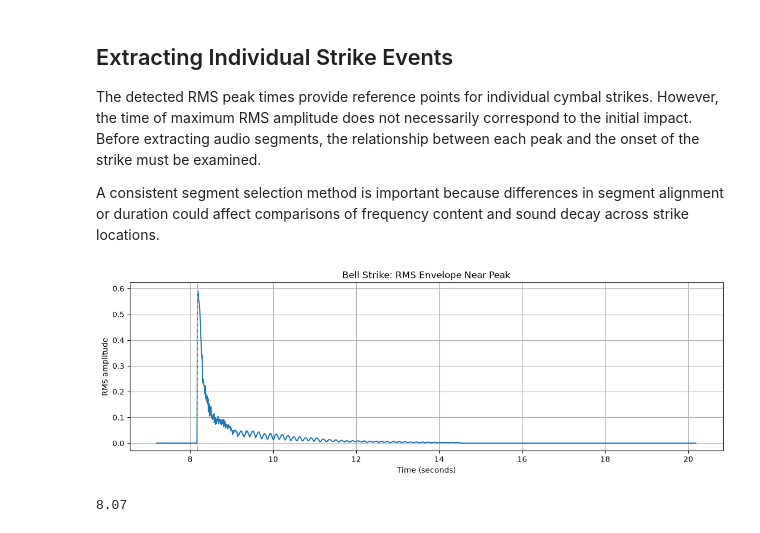
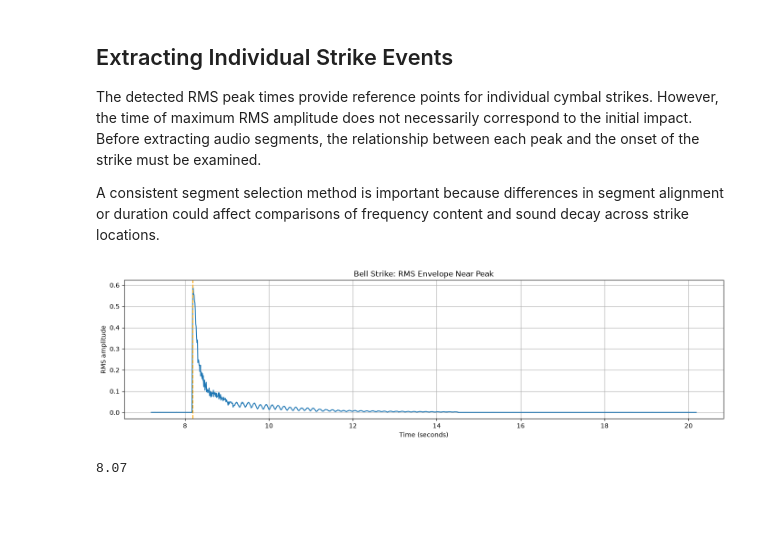
Before and after one commit to nrrorton/cymbal_sound_analysis, a Jupyter notebook: cymbal_audio_analysis.ipynb, the cells around one changed output. Cells and saved outputs as stored; diff of their text form; code cells hidden in the pictures; blank space fills up the shorter version.

```diff
--- a/cymbal_audio_analysis.ipynb
+++ b/cymbal_audio_analysis.ipynb
@@ -168,24 +169,25 @@ A consistent segment selection method is important because differences in segmen
 # %%
 name = 'Bell'
 peak_time = verified_peak_times[name][0]
 
 data = rms_envelopes[name]
 times = data['times']
 rms = data['rms']
 
 # Numpy arrays use the & symbol. Tricky tricky.
 mask = (times >= peak_time - 1.0) & (times <= peak_time + 12.0)
 
 plt.figure(figsize=(14, 4))
 plt.plot(times[mask], rms[mask])
 plt.axvline(peak_time, color='orange', linestyle='--', label='RMS peak')
 plt.xlabel('Time (seconds)')
 plt.ylabel('RMS amplitude')
 plt.title(f'{name} Strike: RMS Envelope Near Peak')
 plt.grid(True)
+plt.tight_layout()
 plt.show()
 # %% [output]
-[figure, old version]
+[figure, new version]
 # %%
 # Quick search for the minimum distance between peaks.
 minimum_distance = float('inf')
```
Also changed, not shown: parts of 14 cells of this notebook.
